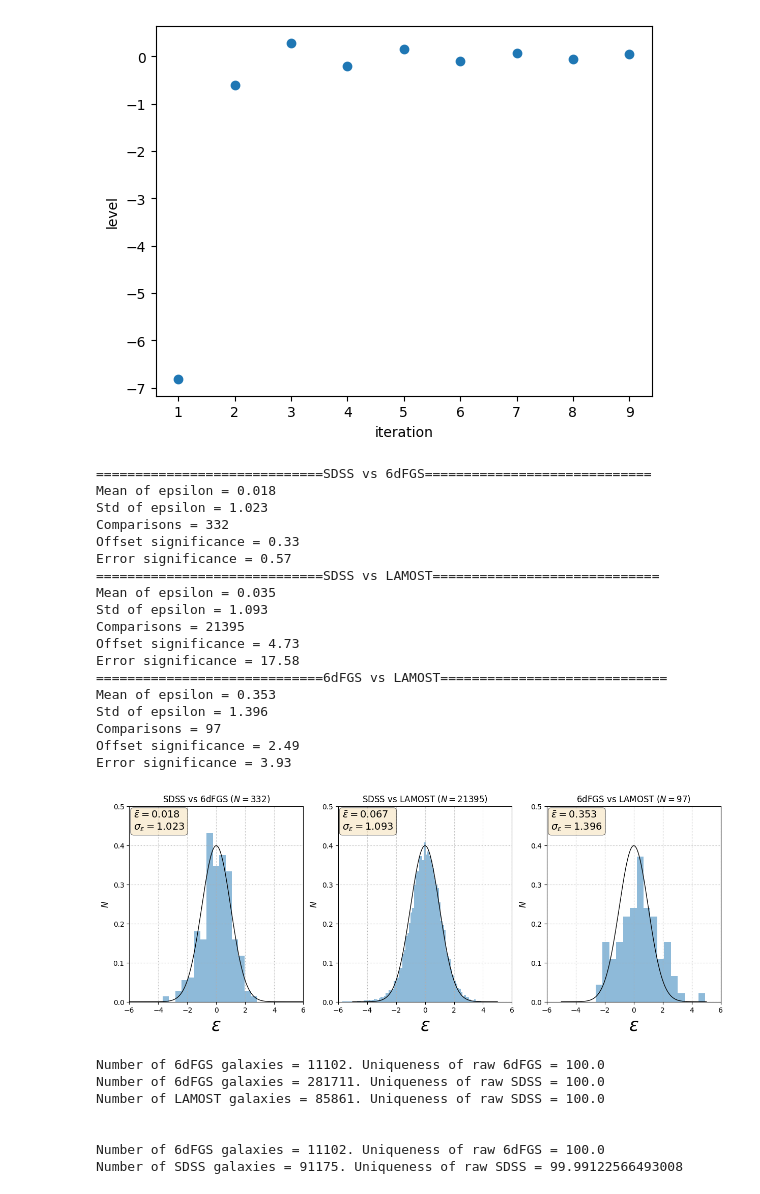
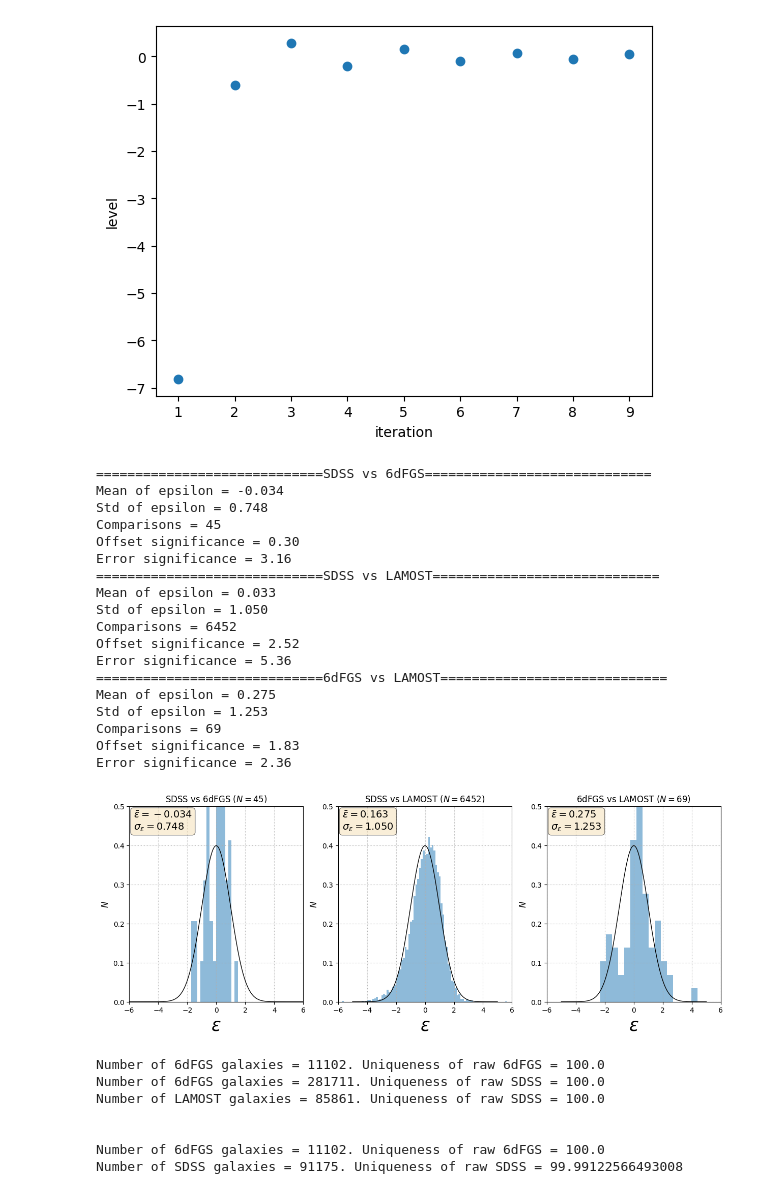
Before and after one commit to mrafifrbbn/thesis-research-2.0, a Jupyter notebook: notebook.ipynb, the cells around one changed output. Cells and saved outputs as stored; diff of their text form; code cells hidden in the pictures.

Commit message:
fix: only scale lamost error using method 1

```diff
--- a/notebook.ipynb
+++ b/notebook.ipynb
@@ -1313,7 +1541,7 @@ np.random.seed(42)
 
 # Error scalings
 k_sdss = 1.0
-k_lamost = 2.578
+k_lamost = 2.593
 
 # Open the repeat measurements file
 df = pd.read_csv('data/processed/veldisp_calibrated/repeat_ori.csv')
@@ -1327,7 +1555,7 @@ idsig = df[['es_6df', 'es_sdss', 'es_lamost']].to_numpy()
 
 SURVEY_LIST = ['6dFGS', 'SDSS', 'LAMOST']
 
-N = sig.shape[0]  # Number of galaxies
+N = isig.shape[0]  # Number of galaxies
 cut = 0.2         # Offset clipping
 target = 0.5      # Offset significance target is less than this
 nboot = 10        # Number of bootstrap samples (Monte Carlo simulations)
@@ -1475,12 +1719,12 @@ Text(0.5, 0, 'iteration')
 [figure]
 # %%
 # Define the error scalings
-k_sdss = 2.322
-k_lamost = 1.666
+k_sdss = 1.0
+k_lamost = 2.593
 
 # Define the offsets
-Delta_6df = -0.024236101039486427
-Delta_lamost = 0.0061588347531292854
+Delta_6df = -0.02628138
+Delta_lamost = 0.0
 
 # Read the file
 df = pd.read_csv('data/processed/veldisp_calibrated/repeat_ori.csv')
@@ -1623,49 +1867,49 @@ print('Offset significance = %.2f' % off_sig)
 print('Error significance = %.2f' % err_sig)
 
 plt.subplot(133)
 
 n_bins = 16
 plt.hist(epsilon,bins=n_bins,density=True,alpha=0.5)
 
 x_model = np.linspace(-5,5,1000)
 y_model = norm.pdf(x_model,0,1)
 plt.plot(x_model,y_model,linewidth=1,color='k')
 plt.grid(linestyle=':')
 plt.title(r'6dFGS vs LAMOST ($N = $%.0f)' % len(epsilon))
 plt.xlabel(r'$\epsilon$',fontsize=25)
 plt.ylabel(r'$N$',fontsize=12)
 # plt.xlim(-4,4)
 plt.xlim(-6,6)
 plt.ylim(0,0.5)
 
 textstr = '\n'.join((
     r'$\bar{\epsilon}=%.3f$' % np.mean(epsilon),
     r'$\sigma_\epsilon=%.3f$' % np.std(epsilon)))
 props = dict(boxstyle='round', facecolor='wheat', alpha=0.5)
 plt.text(-5.7, 0.49, textstr, fontsize=14,
         verticalalignment='top', bbox=props)
 # plt.savefig('../../images/epsilon_after.png',dpi=400, bbox_inches = 'tight', pad_inches = 0)
 plt.show()
 # %% [output]
 =============================SDSS vs 6dFGS=============================
-Mean of epsilon = 0.018
-Std of epsilon = 1.023
-Comparisons = 332
-Offset significance = 0.33
-Error significance = 0.57
+Mean of epsilon = -0.034
+Std of epsilon = 0.748
+Comparisons = 45
+Offset significance = 0.30
+Error significance = 3.16
 =============================SDSS vs LAMOST=============================
-Mean of epsilon = 0.035
-Std of epsilon = 1.093
-Comparisons = 21395
-Offset significance = 4.73
-Error significance = 17.58
+Mean of epsilon = 0.033
+Std of epsilon = 1.050
+Comparisons = 6452
+Offset significance = 2.52
+Error significance = 5.36
 =============================6dFGS vs LAMOST=============================
-Mean of epsilon = 0.353
-Std of epsilon = 1.396
-Comparisons = 97
-Offset significance = 2.49
-Error significance = 3.93
+Mean of epsilon = 0.275
+Std of epsilon = 1.253
+Comparisons = 69
+Offset significance = 1.83
+Error significance = 2.36
-[figure, old version]
+[figure, new version]
 # %%
 # Check uniqueness of raw data
 with fits.open('data/raw/6dfgs/sdfgs_fp_vizier.fits') as hdul:
```
Also changed, not shown: parts of 31 cells of this notebook, 3 other files.
